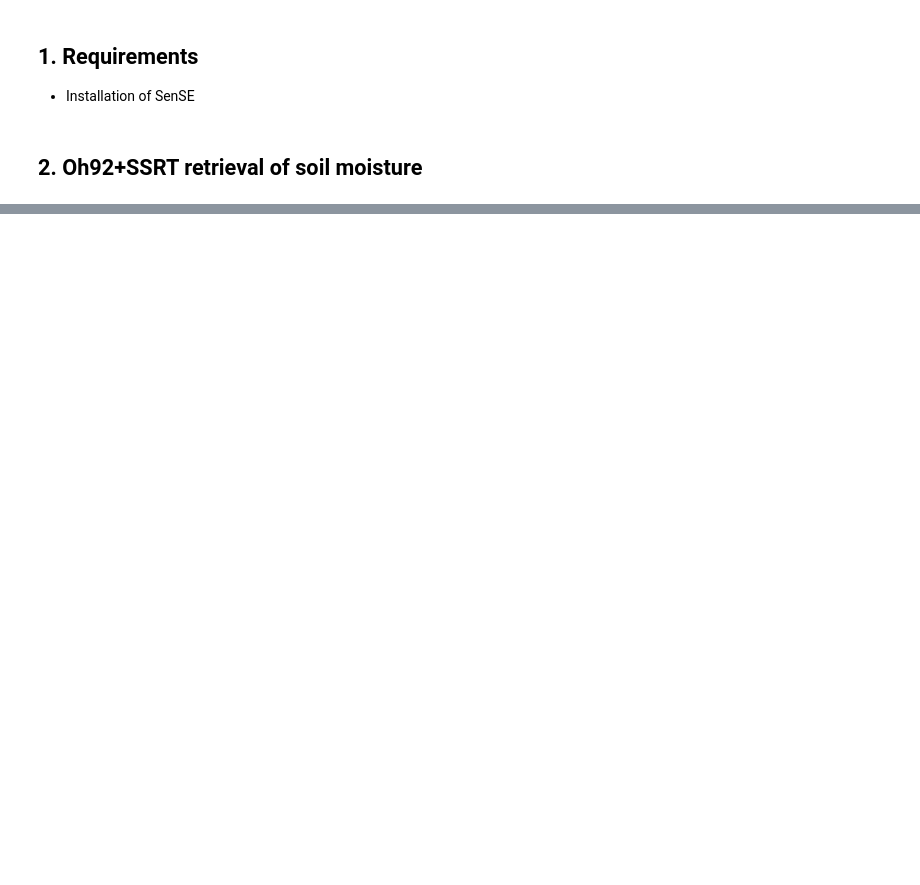
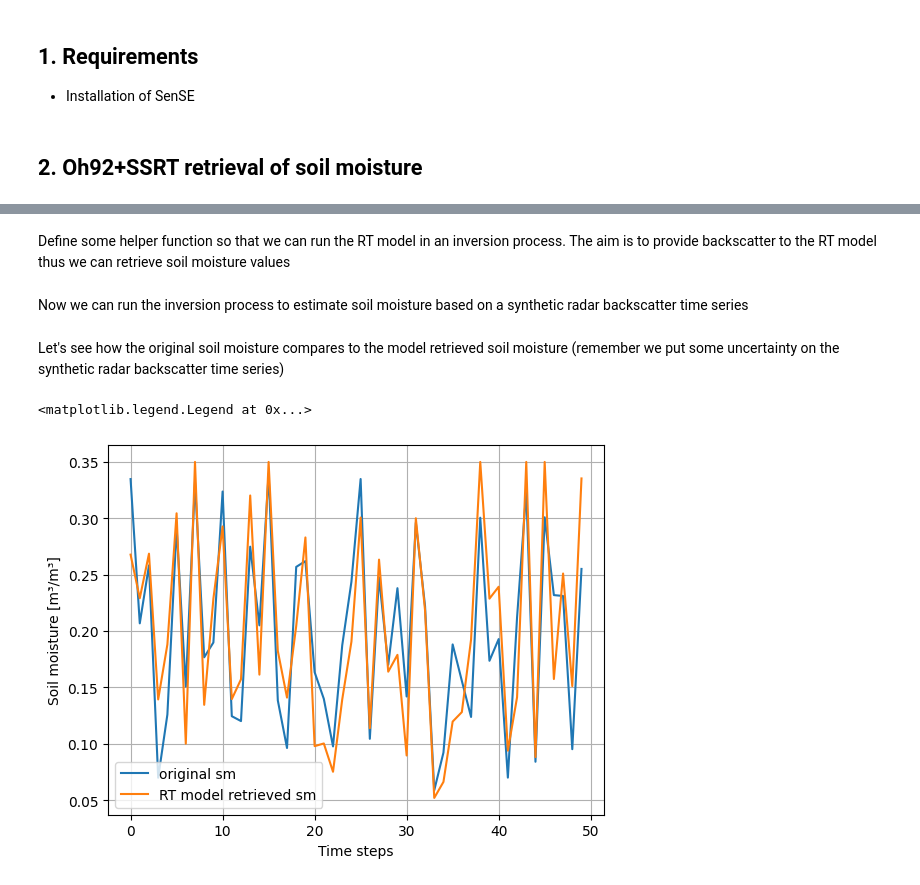
Before and after one commit to McWhity/sense, a Jupyter notebook: docs/notebooks/sm_retrieval.ipynb, the cells around one changed output, grey strips where cells are left out. Saved outputs shown, nothing was run; the diff lists cells and outputs as text; code cells hidden in the pictures; blank space fills up the shorter version.

```diff
--- a/docs/notebooks/sm_retrieval.ipynb
+++ b/docs/notebooks/sm_retrieval.ipynb
@@ -56,6 +65,8 @@ back_hv = RT.stot['hv']
 # put uncertainty on backscatter
 unc = np.random.uniform(low=-np.mean(back_vv)*0.15, high=np.mean(back_vv)*0.15, size=(len(back_vv),))
 back_vv = back_vv - unc
+# %% [markdown]
+Define some helper function so that we can run the RT model in an inversion process. The aim is to provide backscatter to the RT model thus we can retrieve soil moisture values
 # %%
 # helper function retrieval
 #-----------------
@@ -87,6 +98,8 @@ def fun_opt(VALS, var_opt, dic, models, pol):
         return(np.nansum(np.square(solve_fun(VALS, var_opt, dic, models)[1]-dic['vh'])))
     elif pol == 'vv_vh':
         return(np.nansum(np.square((solve_fun(VALS, var_opt, dic, models)[0]-dic['vv'])/2+(solve_fun(VALS, var_opt, dic, models)[1]-dic['vh'])/2)))
+# %% [markdown]
+Now we can run the inversion process to estimate soil moisture based on a synthetic radar backscatter time series
 # %%
 # run soil moisture retrieval
 #-----------------
@@ -111,6 +124,18 @@ for i,ii in enumerate(back_vv):
 
     fun_opt(res.x, var_opt, dic, models, 'vv')
     sm_retrieved.append(res.x[0])
+# %% [markdown]
+Let's see how the original soil moisture compares to the model retrieved soil moisture (remember we put some uncertainty on the synthetic radar backscatter time series)
+# %%
+plt.plot(sm, label='original sm')
+plt.plot(sm_retrieved, label='RT model retrieved sm')
+plt.xlabel('Time steps')
+plt.ylabel('Soil moisture [m³/m³]')
+plt.grid()
+plt.legend()
+# %% [output]
+<matplotlib.legend.Legend at 0x...>
+[figure, added]
 # %%
 diff = sm - sm_retrieved
 diff_average = np.sum(abs(diff))/len(diff)
```
Also changed, not shown: parts of 13 cells of this notebook, 10 other files.
